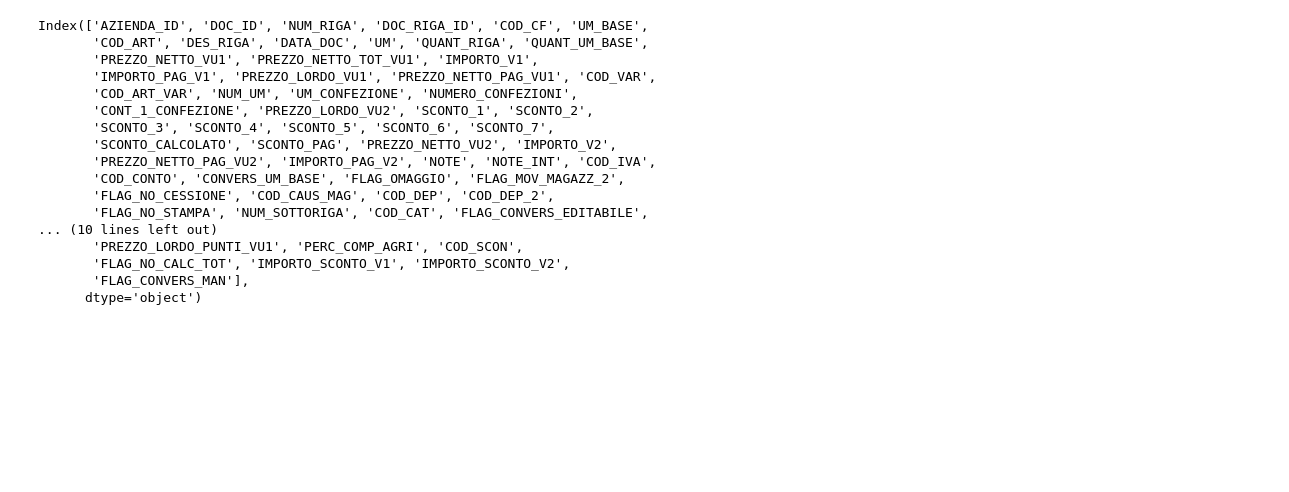
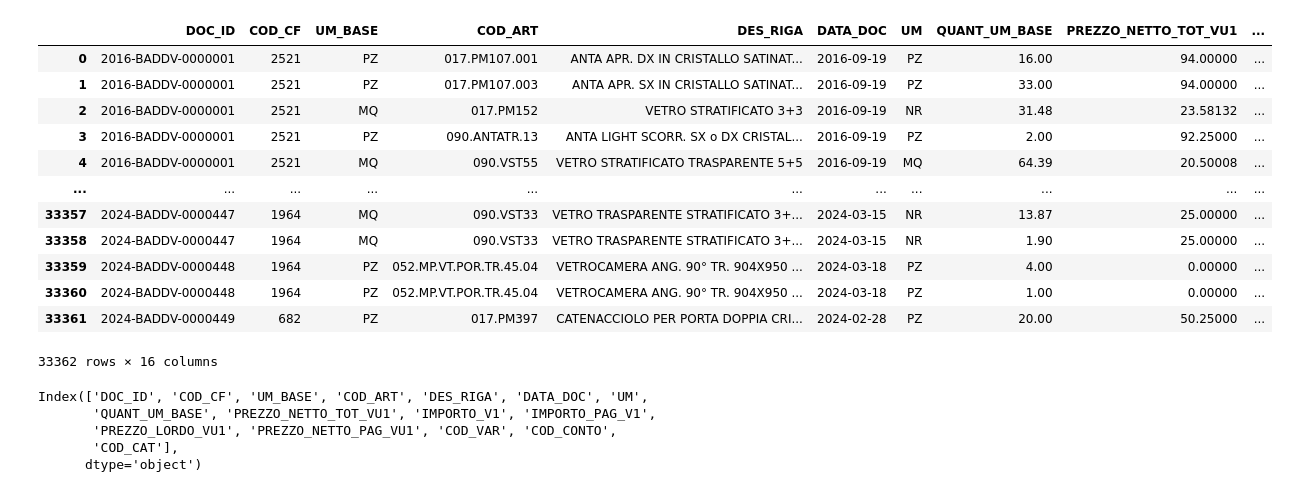
Before and after one commit to Ishikawa7/DEMO-Sales-Data-Analysis-and-Price-List-Management-System, a Jupyter notebook: preprocessing_DDT.ipynb, the cells around one changed output. Saved outputs shown, nothing was run; the diff lists cells and outputs as text; code cells hidden in the pictures; blank space fills up the shorter version.

Commit message:
added raw data

```diff
--- a/preprocessing_DDT.ipynb
+++ b/preprocessing_DDT.ipynb
@@ -20,0 +4,7 @@ df
+# %%
+df = pd.read_excel('data_raw/dbo_DDT_FOR_RIGHE.xlsx')
+# remove columns with all 0
+df = df.loc[:, (df != 0).any(axis=0)]
+# remove columns with all NaN
+df = df.dropna(axis=1, how='all')
+df
@@ -21,20 +25,29 @@ df
+# %%
+df = df.drop(columns=[
+    'DOC_RIGA_ID','COD_ART_VAR', 'SCONTO_1', 'SCONTO_2', 'SCONTO_3', 'SCONTO_4',
+       'SCONTO_PAG','NOTE','FLAG_CONVERS_EDITABILE', 'FLAG_COSTI_RIGA_MAN','NO_RICALC_PRZ', 'COD_CF_FATT_STDAG', 'FLAG_PERS','FLAG_IMPO_ACQ', 'IVA_INDETRAIBILE_V1', 'NUM_SORT',
+       'FLAG_CONVERS_MAN', 'AZIENDA_ID', 'COD_DEP', 'COD_DEP_2','NUM_RIGA','QUANT_RIGA','COD_CAUS_MAG','COSTI_RIGA_V1','NUM_UM',"COD_LIST",	'COD_LIST_VERS',"COD_IVA",
+       'PREZZO_NETTO_VU1',"CONVERS_UM_BASE"])
+df
+# %% [output]
+|  | DOC_ID | COD_CF | UM_BASE | COD_ART | DES_RIGA | DATA_DOC | UM | QUANT_UM_BASE | PREZZO_NETTO_TOT_VU1 | ... |
+| 0 | 2016-BADDV-0000001 | 2521 | PZ | 017.PM107.001 | ANTA APR. DX IN CRISTALLO SATINAT... | 2016-09-19 | PZ | 16.00 | 94.00000 | ... |
+| 1 | 2016-BADDV-0000001 | 2521 | PZ | 017.PM107.003 | ANTA APR. SX IN CRISTALLO SATINAT... | 2016-09-19 | PZ | 33.00 | 94.00000 | ... |
+| 2 | 2016-BADDV-0000001 | 2521 | MQ | 017.PM152 | VETRO STRATIFICATO 3+3 | 2016-09-19 | NR | 31.48 | 23.58132 | ... |
+| 3 | 2016-BADDV-0000001 | 2521 | PZ | 090.ANTATR.13 | ANTA LIGHT SCORR. SX o DX CRISTAL... | 2016-09-19 | PZ | 2.00 | 92.25000 | ... |
+| 4 | 2016-BADDV-0000001 | 2521 | MQ | 090.VST55 | VETRO STRATIFICATO TRASPARENTE 5+5 | 2016-09-19 | MQ | 64.39 | 20.50008 | ... |
+| ... | ... | ... | ... | ... | ... | ... | ... | ... | ... | ... |
+| 33357 | 2024-BADDV-0000447 | 1964 | MQ | 090.VST33 | VETRO TRASPARENTE STRATIFICATO 3+... | 2024-03-15 | NR | 13.87 | 25.00000 | ... |
+| 33358 | 2024-BADDV-0000447 | 1964 | MQ | 090.VST33 | VETRO TRASPARENTE STRATIFICATO 3+... | 2024-03-15 | NR | 1.90 | 25.00000 | ... |
+| 33359 | 2024-BADDV-0000448 | 1964 | PZ | 052.MP.VT.POR.TR.45.04 | VETROCAMERA ANG. 90° TR. 904X950 ... | 2024-03-18 | PZ | 4.00 | 0.00000 | ... |
+| 33360 | 2024-BADDV-0000448 | 1964 | PZ | 052.MP.VT.POR.TR.45.04 | VETROCAMERA ANG. 90° TR. 904X950 ... | 2024-03-18 | PZ | 1.00 | 0.00000 | ... |
+| 33361 | 2024-BADDV-0000449 | 682 | PZ | 017.PM397 | CATENACCIOLO PER PORTA DOPPIA CRI... | 2024-02-28 | PZ | 20.00 | 50.25000 | ... |
+33362 rows × 16 columns
 # %%
 df.columns
 # %% [output]
-Index(['AZIENDA_ID', 'DOC_ID', 'NUM_RIGA', 'DOC_RIGA_ID', 'COD_CF', 'UM_BASE',
-       'COD_ART', 'DES_RIGA', 'DATA_DOC', 'UM', 'QUANT_RIGA', 'QUANT_UM_BASE',
-       'PREZZO_NETTO_VU1', 'PREZZO_NETTO_TOT_VU1', 'IMPORTO_V1',
-       'IMPORTO_PAG_V1', 'PREZZO_LORDO_VU1', 'PREZZO_NETTO_PAG_VU1', 'COD_VAR',
-       'COD_ART_VAR', 'NUM_UM', 'UM_CONFEZIONE', 'NUMERO_CONFEZIONI',
-       'CONT_1_CONFEZIONE', 'PREZZO_LORDO_VU2', 'SCONTO_1', 'SCONTO_2',
-       'SCONTO_3', 'SCONTO_4', 'SCONTO_5', 'SCONTO_6', 'SCONTO_7',
-       'SCONTO_CALCOLATO', 'SCONTO_PAG', 'PREZZO_NETTO_VU2', 'IMPORTO_V2',
-       'PREZZO_NETTO_PAG_VU2', 'IMPORTO_PAG_V2', 'NOTE', 'NOTE_INT', 'COD_IVA',
-       'COD_CONTO', 'CONVERS_UM_BASE', 'FLAG_OMAGGIO', 'FLAG_MOV_MAGAZZ_2',
-       'FLAG_NO_CESSIONE', 'COD_CAUS_MAG', 'COD_DEP', 'COD_DEP_2',
-       'FLAG_NO_STAMPA', 'NUM_SOTTORIGA', 'COD_CAT', 'FLAG_CONVERS_EDITABILE',
-... (10 lines left out)
-       'PREZZO_LORDO_PUNTI_VU1', 'PERC_COMP_AGRI', 'COD_SCON',
-       'FLAG_NO_CALC_TOT', 'IMPORTO_SCONTO_V1', 'IMPORTO_SCONTO_V2',
-       'FLAG_CONVERS_MAN'],
+Index(['DOC_ID', 'COD_CF', 'UM_BASE', 'COD_ART', 'DES_RIGA', 'DATA_DOC', 'UM',
+       'QUANT_UM_BASE', 'PREZZO_NETTO_TOT_VU1', 'IMPORTO_V1', 'IMPORTO_PAG_V1',
+       'PREZZO_LORDO_VU1', 'PREZZO_NETTO_PAG_VU1', 'COD_VAR', 'COD_CONTO',
+       'COD_CAT'],
       dtype='object')
```
Also changed, not shown: parts of 6 cells of this notebook, 2 other files.
